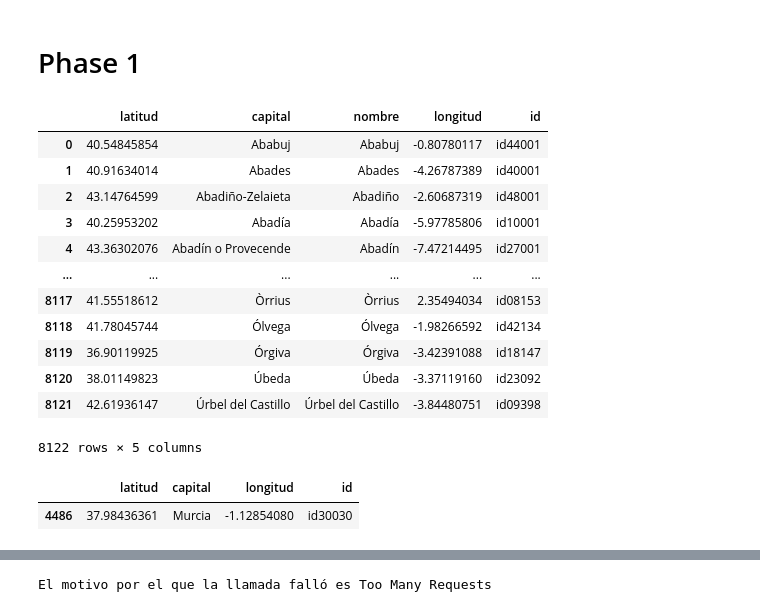
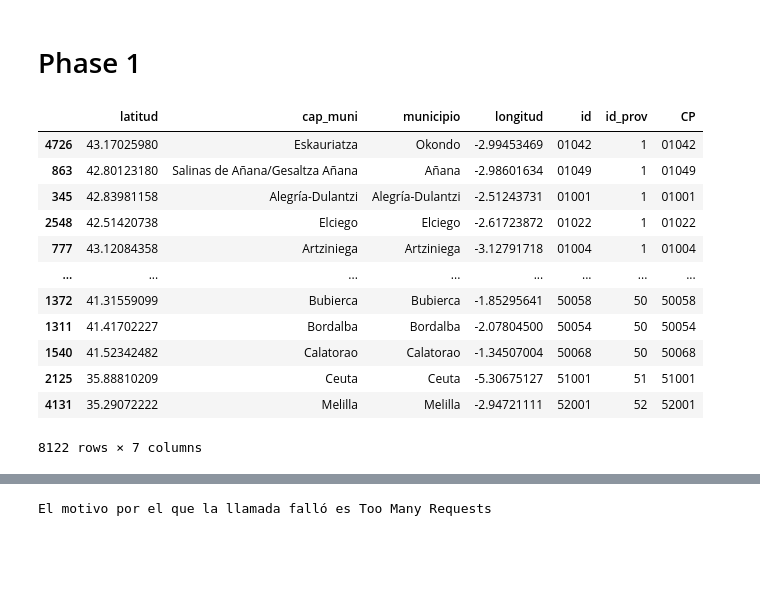
Before and after one commit to Tamgama/Digiweather, a Jupyter notebook: Phase 1/Phase 1.ipynb, the cells around one changed output, grey strips where cells are left out. Cells and saved outputs as stored; diff of their text form; code cells hidden in the pictures; blank space fills up the shorter version.

```diff
--- a/Phase 1/Phase 1.ipynb
+++ b/Phase 1/Phase 1.ipynb
@@ -51,26 +29,30 @@ json_municipios = call_api(url_aemet)
 # %%
 df_municipios = pd.DataFrame(json_municipios)
 
 df_municipios.drop(labels=["url", "latitud", "longitud", "num_hab", "zona_comarcal", "destacada", "id_old", 'altitud'], axis = 1, inplace=True)
-df_municipios.rename(columns={'latitud_dec':'latitud', 'longitud_dec':'longitud'},inplace = True)
+df_municipios.rename(columns={'latitud_dec':'latitud', 'longitud_dec':'longitud', "nombre":"municipio", "capital": "cap_muni", }, inplace = True)
+
+# extraer los números identificativos de cada municipio
+df_municipios['id_prov'] = [id[2:4] for id in df_municipios['id']]
+df_municipios['CP'] = [id[2::] for id in df_municipios['id']]
+df_municipios['id'] = [id[2::] for id in df_municipios['id']]
+df_municipios["id_prov"] = df_municipios["id_prov"].astype(int)
+
+
+df_municipios = df_municipios.sort_values(by="id_prov")
 
 df_municipios
 # %% [output]
-|  | latitud | capital | nombre | longitud | id |
-| 0 | 40.54845854 | Ababuj | Ababuj | -0.80780117 | id44001 |
-| 1 | 40.91634014 | Abades | Abades | -4.26787389 | id40001 |
-| 2 | 43.14764599 | Abadiño-Zelaieta | Abadiño | -2.60687319 | id48001 |
-| 3 | 40.25953202 | Abadía | Abadía | -5.97785806 | id10001 |
-| 4 | 43.36302076 | Abadín o Provecende | Abadín | -7.47214495 | id27001 |
-| ... | ... | ... | ... | ... | ... |
-| 8117 | 41.55518612 | Òrrius | Òrrius | 2.35494034 | id08153 |
-| 8118 | 41.78045744 | Ólvega | Ólvega | -1.98266592 | id42134 |
-| 8119 | 36.90119925 | Órgiva | Órgiva | -3.42391088 | id18147 |
-| 8120 | 38.01149823 | Úbeda | Úbeda | -3.37119160 | id23092 |
-| 8121 | 42.61936147 | Úrbel del Castillo | Úrbel del Castillo | -3.84480751 | id09398 |
+|  | latitud | cap_muni | municipio | longitud | id | id_prov | CP |
+| 4726 | 43.17025980 | Eskauriatza | Okondo | -2.99453469 | 01042 | 1 | 01042 |
+| 863 | 42.80123180 | Salinas de Añana/Gesaltza Añana | Añana | -2.98601634 | 01049 | 1 | 01049 |
+| 345 | 42.83981158 | Alegría-Dulantzi | Alegría-Dulantzi | -2.51243731 | 01001 | 1 | 01001 |
+| 2548 | 42.51420738 | Elciego | Elciego | -2.61723872 | 01022 | 1 | 01022 |
+| 777 | 43.12084358 | Artziniega | Artziniega | -3.12791718 | 01004 | 1 | 01004 |
+| ... | ... | ... | ... | ... | ... | ... | ... |
+| 1372 | 41.31559099 | Bubierca | Bubierca | -1.85295641 | 50058 | 50 | 50058 |
+| 1311 | 41.41702227 | Bordalba | Bordalba | -2.07804500 | 50054 | 50 | 50054 |
+| 1540 | 41.52342482 | Calatorao | Calatorao | -1.34507004 | 50068 | 50 | 50068 |
+| 2125 | 35.88810209 | Ceuta | Ceuta | -5.30675127 | 51001 | 51 | 51001 |
+| 4131 | 35.29072222 | Melilla | Melilla | -2.94721111 | 52001 | 52 | 52001 |
-8122 rows × 5 columns
+8122 rows × 7 columns
-# %%
-df_municipios[df_municipios['capital'] == 'Murcia']
-# %% [output]
-|  | latitud | capital | longitud | id |
-| 4486 | 37.98436361 | Murcia | -1.12854080 | id30030 |
```
Also changed, not shown: parts of 19 cells of this notebook, 9 other files.
